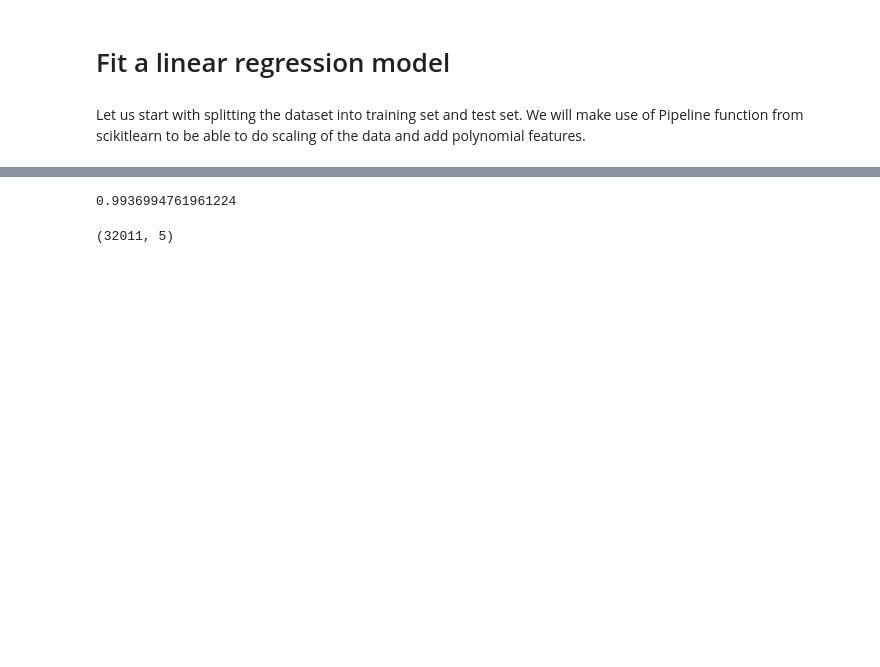
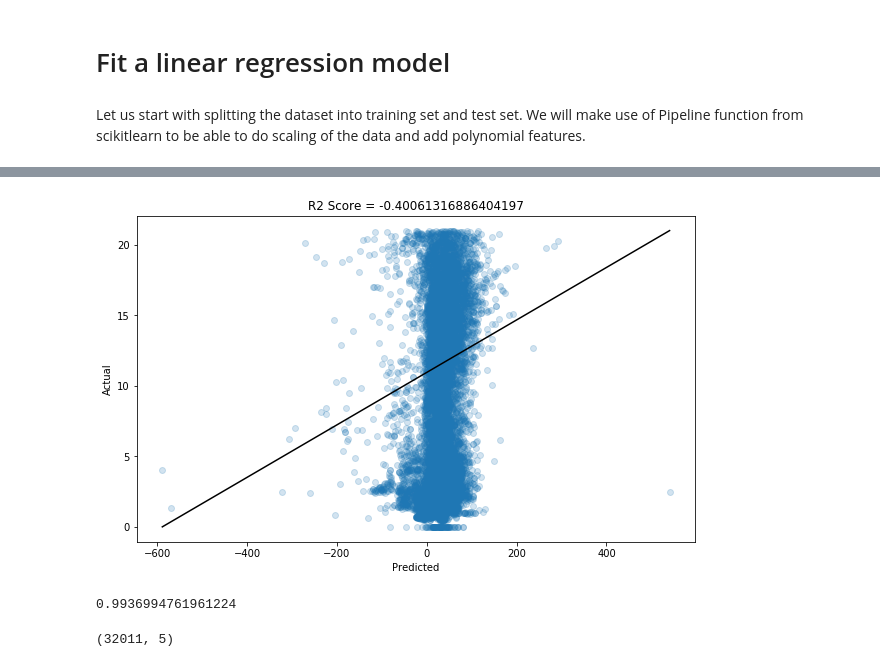
Before and after one commit to aniket-ak/Machine-Learning-CASP-Dataset, a Jupyter notebook: CASP_Exploring_Design_Space.ipynb, the cells around one changed output, grey strips where cells are left out. Drawn from its saved outputs; the diff is of its cells as text; code cells hidden in the pictures; blank space fills up the shorter version.

```diff
--- a/CASP_Exploring_Design_Space.ipynb
+++ b/CASP_Exploring_Design_Space.ipynb
@@ -107,0 +176,2 @@ Let us start with splitting the dataset into training set and test set. We will
+# %%
+X_test_scaled = poly_features_pipeline.fit_transform(X_test)
@@ -108,3 +191,7 @@ Let us start with splitting the dataset into training set and test set. We will
+# %%
+plot_results(X_test_scaled, y_test, lin_reg, "Without_PCA_Test")
+# %% [output]
+[figure, added]
 # %%
 from sklearn.model_selection import train_test_split
 
```
Also changed, not shown: parts of 15 cells of this notebook.
